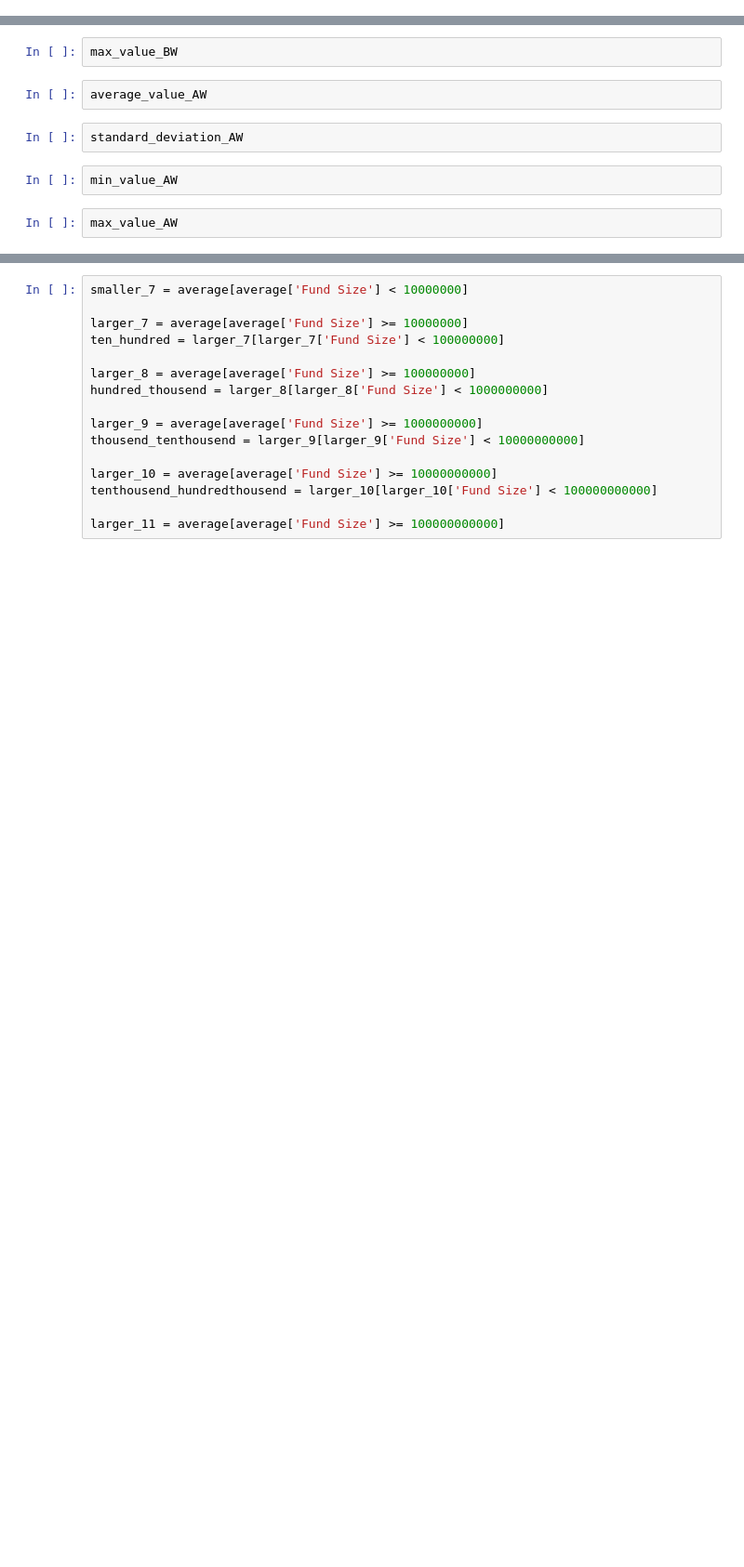
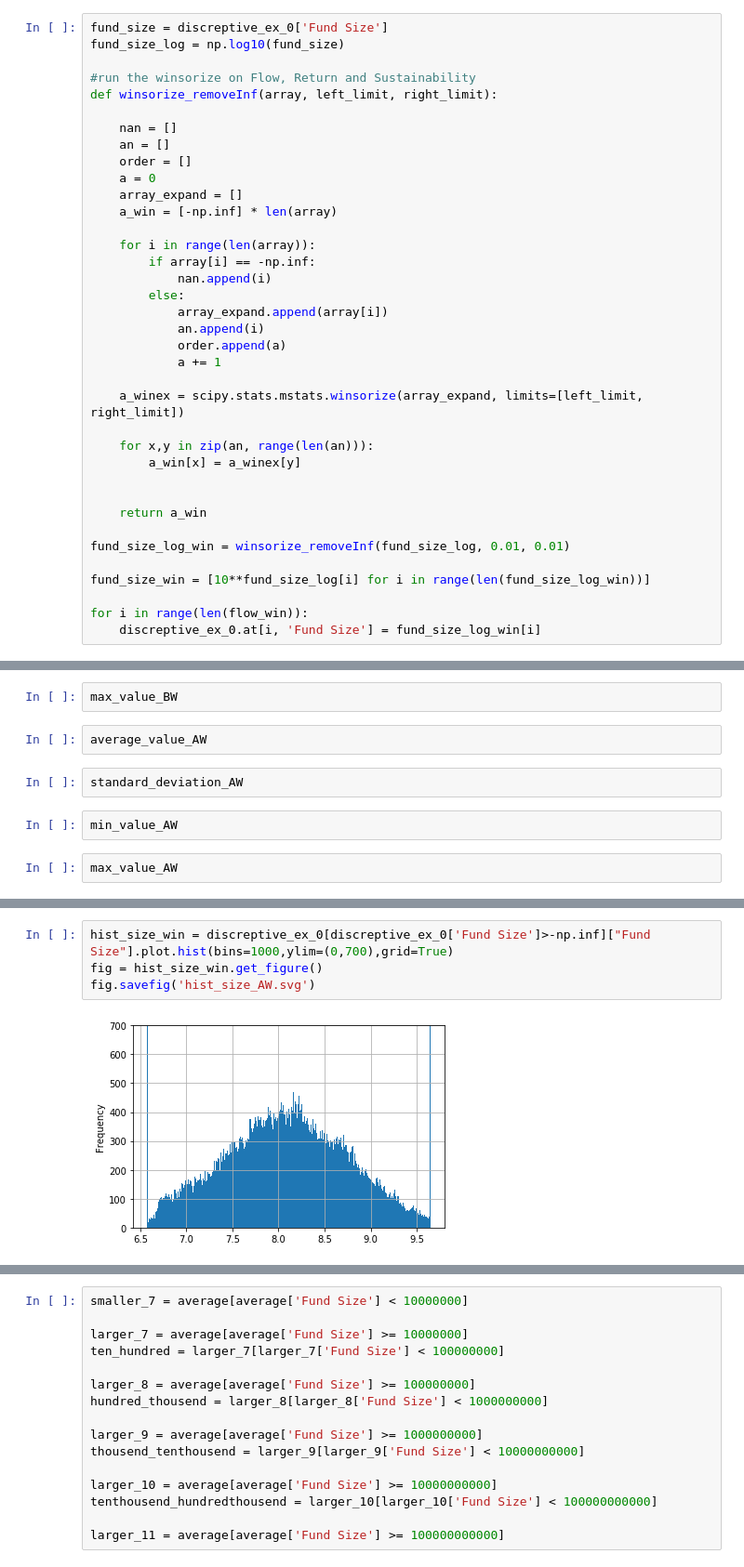
Before and after one commit to YuxuanSnow/BA_The-Impact-of-Portofolio, a Jupyter notebook: DiscreptiveStatistic.ipynb, the cells around one changed output, grey strips where cells are left out. Shown at 93% size. Cells and saved outputs as stored; diff of their text form; blank space fills up the shorter version.

```diff
--- a/DiscreptiveStatistic.ipynb
+++ b/DiscreptiveStatistic.ipynb
@@ -52,3 +55,40 @@ for i in range(len(flow_win)):
     discreptive_ex_0.at[i, 'Fund Sustainability'] = sus_win[i]
 # %%
 discreptive_ex_0.to_excel("PreRegression.xlsx")
+# %%
+fund_size = discreptive_ex_0['Fund Size']
+fund_size_log = np.log10(fund_size)
+
+#run the winsorize on Flow, Return and Sustainability
+def winsorize_removeInf(array, left_limit, right_limit):
+
+    nan = []
+    an = []
+    order = []
+    a = 0
+    array_expand = []
+    a_win = [-np.inf] * len(array)
+
+    for i in range(len(array)):
+        if array[i] == -np.inf:
+            nan.append(i)
+        else:
+            array_expand.append(array[i])
+            an.append(i)
+            order.append(a)
+            a += 1
+
+    a_winex = scipy.stats.mstats.winsorize(array_expand, limits=[left_limit, right_limit])
+
+    for x,y in zip(an, range(len(an))):
+        a_win[x] = a_winex[y]
+
+
+    return a_win
+
+fund_size_log_win = winsorize_removeInf(fund_size_log, 0.01, 0.01)
+
+fund_size_win = [10**fund_size_log[i] for i in range(len(fund_size_log_win))]
+
+for i in range(len(flow_win)):
+    discreptive_ex_0.at[i, 'Fund Size'] = fund_size_log_win[i]
@@ -110,2 +180,8 @@ pl.show()
+# %%
+hist_size_win = discreptive_ex_0[discreptive_ex_0['Fund Size']>-np.inf]["Fund Size"].plot.hist(bins=1000,ylim=(0,700),grid=True)
+fig = hist_size_win.get_figure()
+fig.savefig('hist_size_AW.svg')
+# %% [output]
+[figure, added]
 # %%
 hist_flow_BW = discreptive_ex_BW['Fund Flow'].plot.hist(bins=1000,ylim=(0,2000),grid=True)
```
Also changed, not shown: parts of 21 cells of this notebook, 11 other files.
